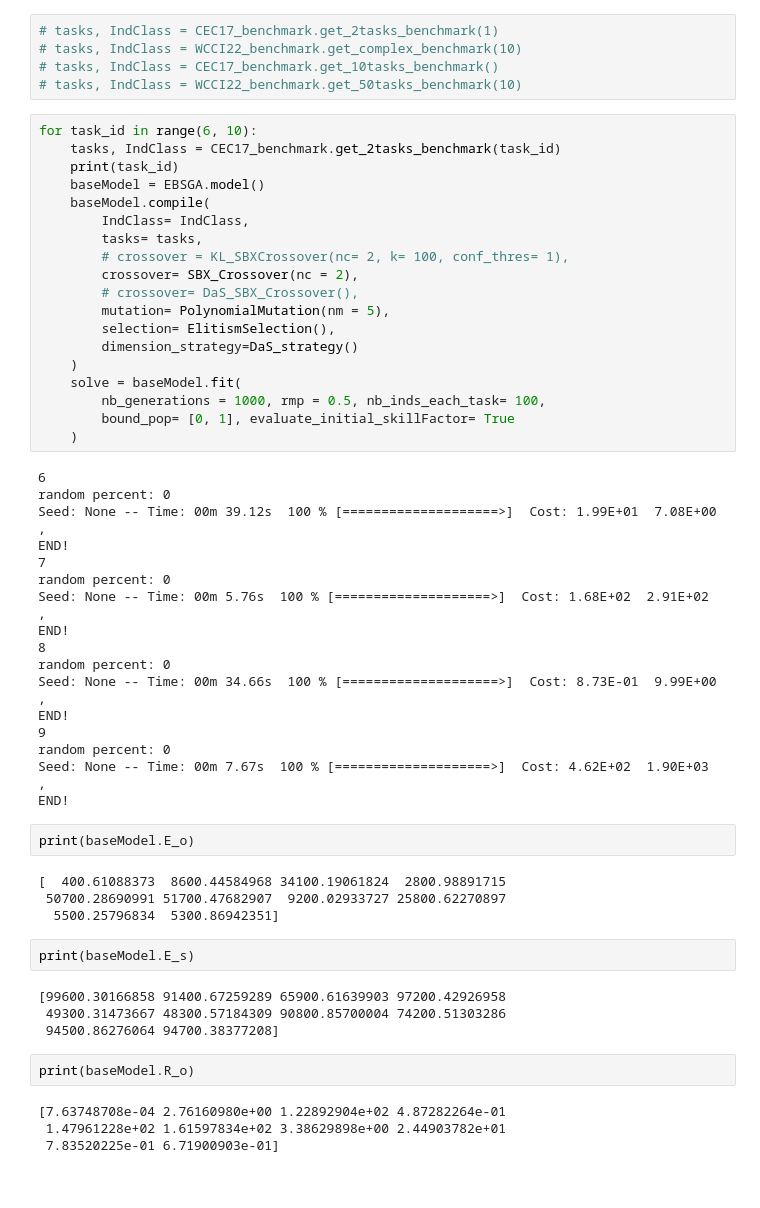
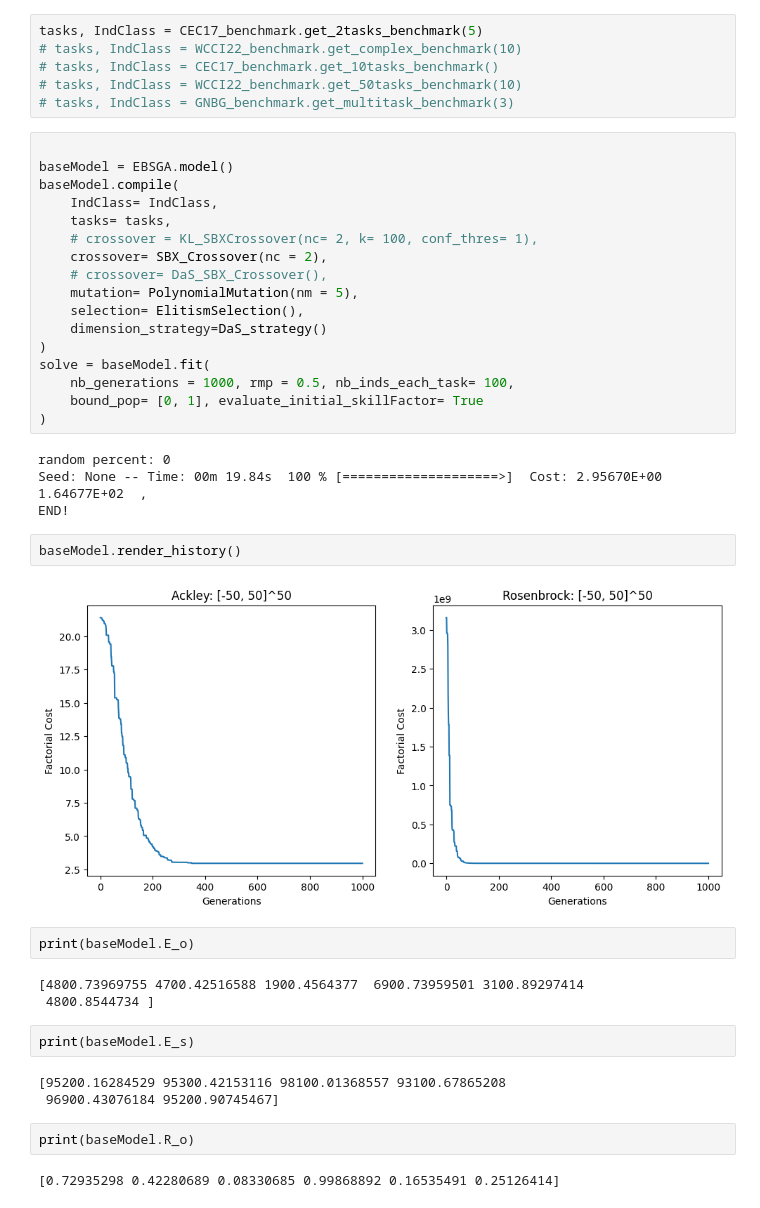
Before and after one commit to vuanhhuyhlqn/pymsoo_amfea, a Jupyter notebook: 4_EBSGA.ipynb, the cells around one changed output. Cells and saved outputs as stored; diff of their text form.

```diff
--- a/4_EBSGA.ipynb
+++ b/4_EBSGA.ipynb
@@ -22,64 +24,50 @@ Each guide line should:
 Output must be a valid JSON object in the following format: {{ "strategy": [ "guide line 1", "guide line 2", "guide line 3", "guide line 4" ] }}.
 Do not number the guide lines. Follow the format and do not give any further explain.
 # %%
-# tasks, IndClass = CEC17_benchmark.get_2tasks_benchmark(1)
+tasks, IndClass = CEC17_benchmark.get_2tasks_benchmark(5)
 # tasks, IndClass = WCCI22_benchmark.get_complex_benchmark(10)
 # tasks, IndClass = CEC17_benchmark.get_10tasks_benchmark()
 # tasks, IndClass = WCCI22_benchmark.get_50tasks_benchmark(10)
+# tasks, IndClass = GNBG_benchmark.get_multitask_benchmark(3)
 # %%
-for task_id in range(6, 10):
-	tasks, IndClass = CEC17_benchmark.get_2tasks_benchmark(task_id)
-	print(task_id)
-	baseModel = EBSGA.model()
-	baseModel.compile(
-		IndClass= IndClass,
-		tasks= tasks,
-		# crossover = KL_SBXCrossover(nc= 2, k= 100, conf_thres= 1),
-		crossover= SBX_Crossover(nc = 2),
-		# crossover= DaS_SBX_Crossover(),
-		mutation= PolynomialMutation(nm = 5),
-		selection= ElitismSelection(),
-		dimension_strategy=DaS_strategy()
-	)
-	solve = baseModel.fit(
-		nb_generations = 1000, rmp = 0.5, nb_inds_each_task= 100,
-		bound_pop= [0, 1], evaluate_initial_skillFactor= True
-	)
+
+baseModel = EBSGA.model()
+baseModel.compile(
+	IndClass= IndClass,
+	tasks= tasks,
+	# crossover = KL_SBXCrossover(nc= 2, k= 100, conf_thres= 1),
+	crossover= SBX_Crossover(nc = 2),
+	# crossover= DaS_SBX_Crossover(),
+	mutation= PolynomialMutation(nm = 5),
+	selection= ElitismSelection(),
+	dimension_strategy=DaS_strategy()
+)
+solve = baseModel.fit(
+	nb_generations = 1000, rmp = 0.5, nb_inds_each_task= 100,
+	bound_pop= [0, 1], evaluate_initial_skillFactor= True
+)
 # %% [output]
-6
 random percent: 0
-Seed: None -- Time: 00m 39.12s  100 % [====================>]  Cost: 1.99E+01  7.08E+00  ,
+Seed: None -- Time: 00m 19.84s  100 % [====================>]  Cost: 2.95670E+00  1.64677E+02  ,
 END!
-7
-random percent: 0
-Seed: None -- Time: 00m 5.76s  100 % [====================>]  Cost: 1.68E+02  2.91E+02  ,
-END!
-8
-random percent: 0
-Seed: None -- Time: 00m 34.66s  100 % [====================>]  Cost: 8.73E-01  9.99E+00  ,
-END!
-9
-random percent: 0
-Seed: None -- Time: 00m 7.67s  100 % [====================>]  Cost: 4.62E+02  1.90E+03  ,
-END!
+# %%
+baseModel.render_history()
+# %% [output]
+[figure, added]
 # %%
 print(baseModel.E_o)
 # %% [output]
-[  400.61088373  8600.44584968 34100.19061824  2800.98891715
- 50700.28690991 51700.47682907  9200.02933727 25800.62270897
-  5500.25796834  5300.86942351]
+[4800.73969755 4700.42516588 1900.4564377  6900.73959501 3100.89297414
+ 4800.8544734 ]
 # %%
 print(baseModel.E_s)
 # %% [output]
-[99600.30166858 91400.67259289 65900.61639903 97200.42926958
- 49300.31473667 48300.57184309 90800.85700004 74200.51303286
- 94500.86276064 94700.38377208]
+[95200.16284529 95300.42153116 98100.01368557 93100.67865208
+ 96900.43076184 95200.90745467]
 # %%
 print(baseModel.R_o)
 # %% [output]
-[7.63748708e-04 2.76160980e+00 1.22892904e+02 4.87282264e-01
- 1.47961228e+02 1.61597834e+02 3.38629898e+00 2.44903782e+01
- 7.83520225e-01 6.71900903e-01]
+[0.72935298 0.42280689 0.08330685 0.99868892 0.16535491 0.25126414]
 # %%
 print(baseModel.R_s)
 # %% [output]
```
Also changed, not shown: parts of 2 cells of this notebook, 7 other files.
